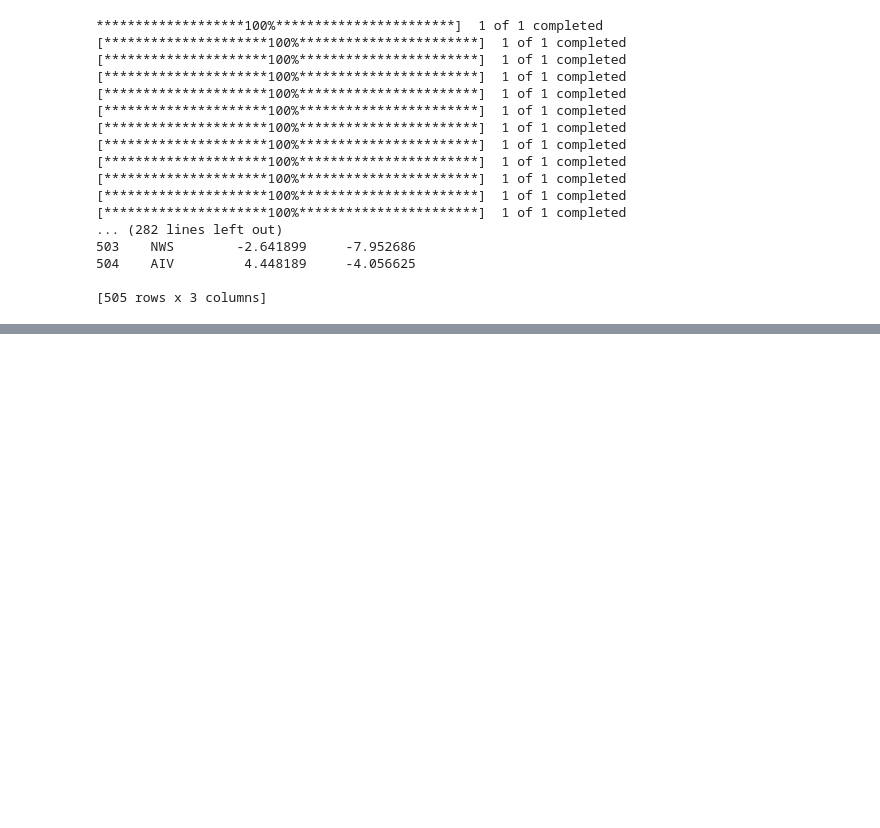
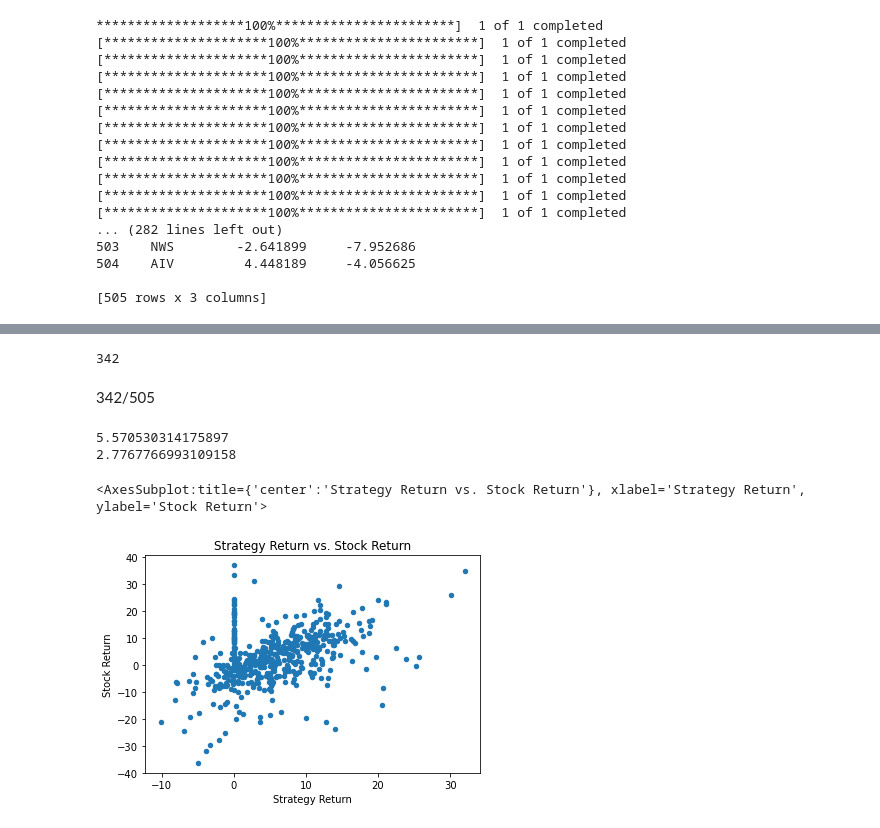
Before and after one commit to wreidv/finalTutorial, a Jupyter notebook: finalTutorialPeletskiReid.ipynb, the cells around one changed output, grey strips where cells are left out. Drawn from its saved outputs; the diff is of its cells as text; code cells hidden in the pictures; blank space fills up the shorter version.

```diff
--- a/finalTutorialPeletskiReid.ipynb
+++ b/finalTutorialPeletskiReid.ipynb
@@ -122,0 +139,25 @@ print(data)
+# %%
+# Get number of times strategy was better than the straight stock
+count = 0
+for index, row in data.iterrows():
+    if row['Strategy Return'] > row['Stock Return']:
+        count = count + 1
+print(count)
+# %% [output]
+342
+# %% [markdown]
+342/505
+# %%
+#Get average gain/loss of strategy and straight stock
+print(data['Strategy Return'].mean())
+print(data['Stock Return'].mean())
+# %% [output]
+5.570530314175897
+2.7767766993109158
+# %%
+#Create a scatterplot of startegy returns vs. stock returns
+import matplotlib.pyplot as plt
+data.plot(x = 'Strategy Return',y='Stock Return', kind = 'scatter', title = 'Strategy Return vs. Stock Return')
+# %% [output]
+<AxesSubplot:title={'center':'Strategy Return vs. Stock Return'}, xlabel='Strategy Return', ylabel='Stock Return'>
+[figure, added]
```
Also changed, not shown: parts of 1 cell of this notebook.
